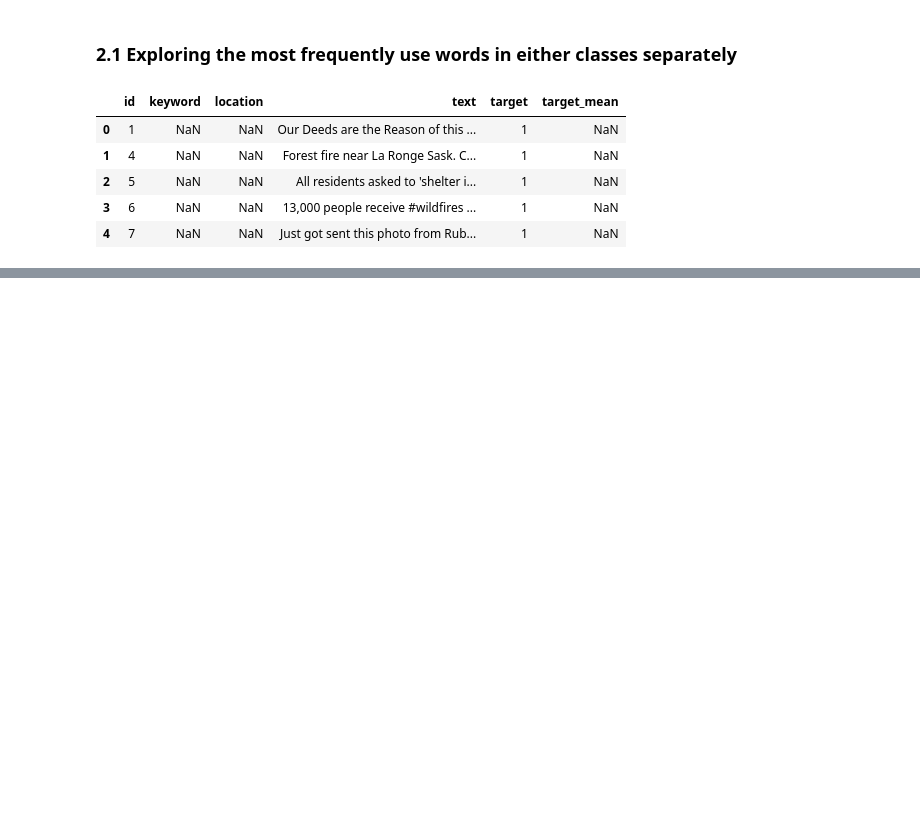
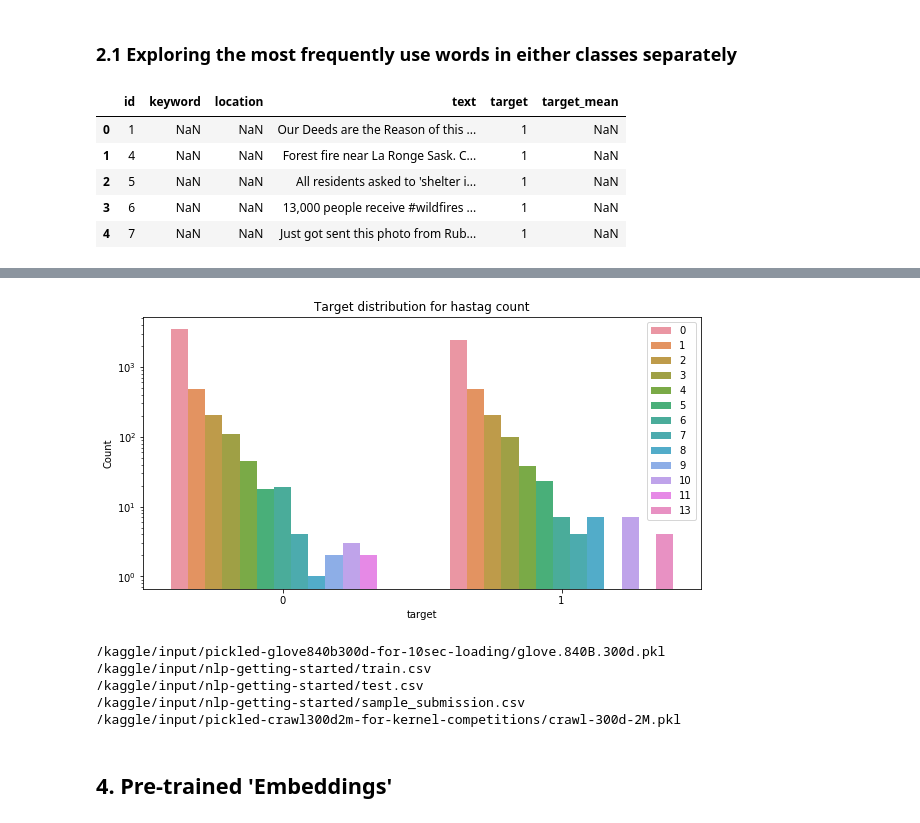
Before and after one commit to dilinjohn/Kaggle, a Jupyter notebook: Twitter tweets on Disasters/Using NLP on Disaster Tweets - with BERT.ipynb, the cells around one changed output, grey strips where cells are left out. Saved outputs shown, nothing was run; the diff lists cells and outputs as text; code cells hidden in the pictures; blank space fills up the shorter version.

```diff
--- a/Twitter tweets on Disasters/Using NLP on Disaster Tweets - with BERT.ipynb
+++ b/Twitter tweets on Disasters/Using NLP on Disaster Tweets - with BERT.ipynb
@@ -271,0 +562,24 @@ train
+# %%
+hastag = train.groupby(['hashtag_count', 'target']).count()['id']
+hastag =hastag.reset_index()
+plt.figure(figsize=(10, 5))
+sns.barplot(data=hastag, x = 'target', y = 'id', hue = 'hashtag_count')
+plt.legend(loc='upper right')
+plt.yscale('log')
+plt.title('Target distribution for hastag count')
+plt.ylabel('Count')
+plt.show()
+# %% [output]
+[figure, added]
+# %%
+for dirname, _, filenames in os.walk('/kaggle/input'):
+    for filename in filenames:
+        print(os.path.join(dirname, filename))
+# %% [output]
+/kaggle/input/pickled-glove840b300d-for-10sec-loading/glove.840B.300d.pkl
+/kaggle/input/nlp-getting-started/train.csv
+/kaggle/input/nlp-getting-started/test.csv
+/kaggle/input/nlp-getting-started/sample_submission.csv
+/kaggle/input/pickled-crawl300d2m-for-kernel-competitions/crawl-300d-2M.pkl
+# %% [markdown]
+## 4. Pre-trained 'Embeddings'
```
Also changed, not shown: parts of 48 cells of this notebook.
